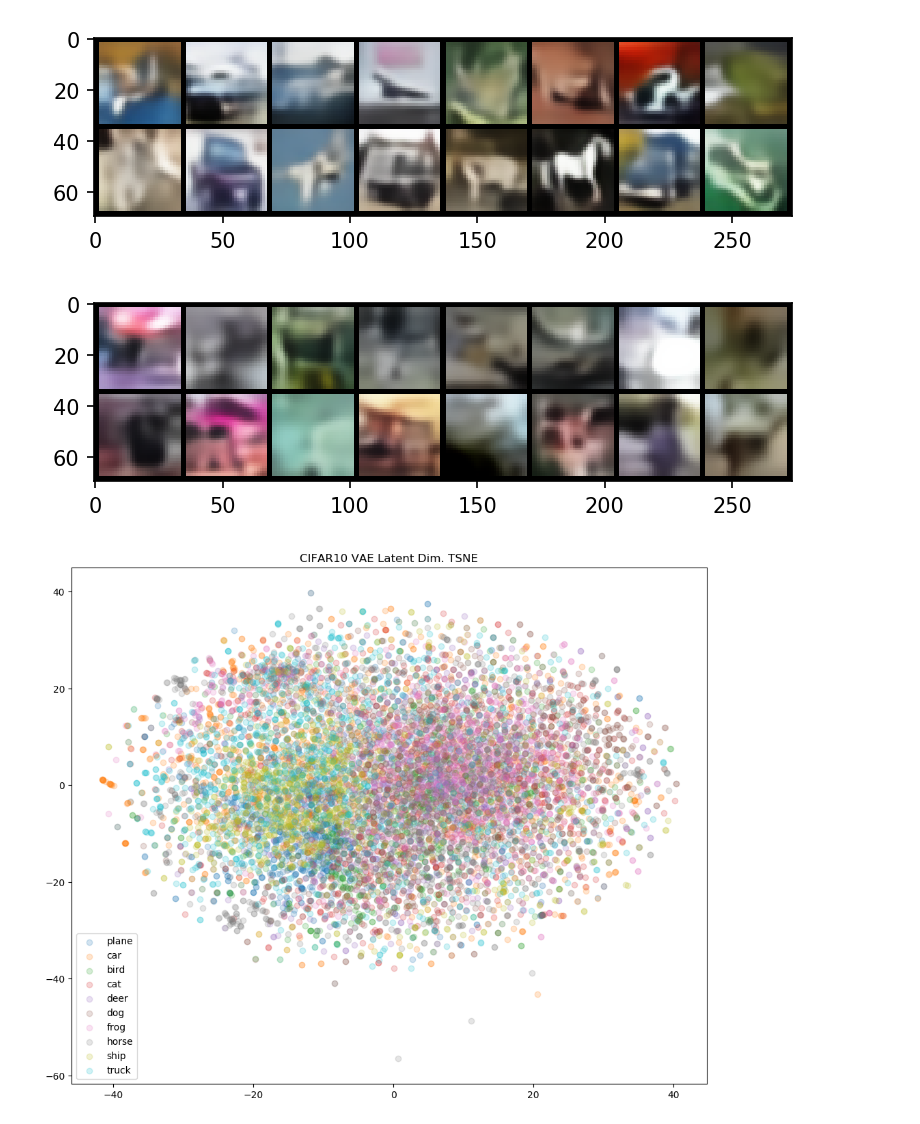
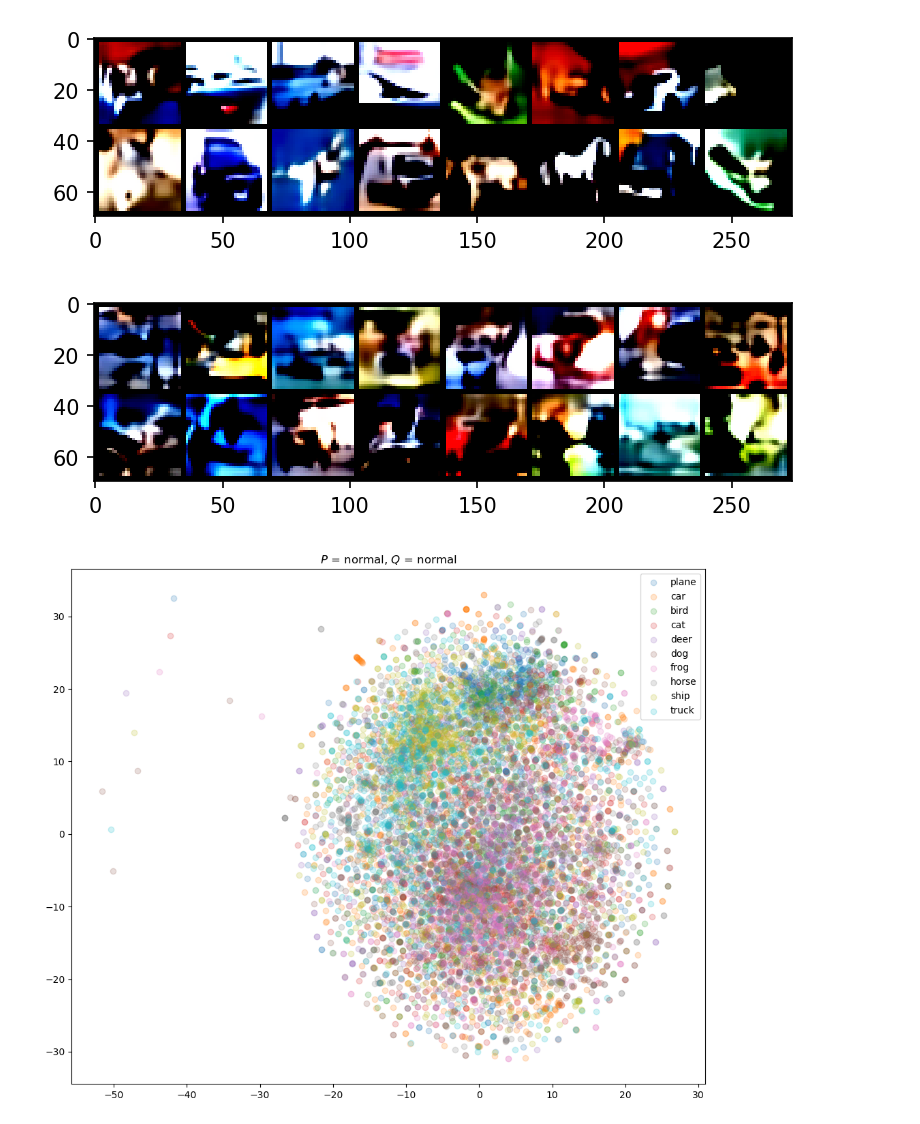
Before and after one commit to Lightning-Universe/paper-AAVAE, a Jupyter notebook: figures.ipynb, the cells around one changed output. Saved outputs shown, nothing was run; the diff lists cells and outputs as text; code cells hidden in the pictures.

Commit message:
figures notebook

```diff
--- a/figures.ipynb
+++ b/figures.ipynb
@@ -26,3 +26,3 @@ lightning_logs
 # %%
-vae = VAE.load_from_checkpoint("lightning_logs/version_0/checkpoints/epoch=286.ckpt")
+vae = VAE.load_from_checkpoint("lightning_logs/version_3/checkpoints/epoch=493.ckpt")
 vae.eval();
@@ -29,5 +33,7 @@ vae.eval();
 # %%
-ds = CIFAR10("data", train=False, transform=T.ToTensor())
+ds = CIFAR10("data", train=False, transform=T.Compose([T.ToTensor(), cifar10_normalization()]))
+mean = cifar10_normalization().mean
+std = cifar10_normalization().std
 # %%
 num_imgs = 16
 # %%
@@ -47,7 +54,7 @@ plt.figure(dpi=150)
 plt.imshow(make_grid(reconst).permute(1, 2, 0).numpy())
 plt.savefig("figures/reconst.png", bbox_inches='tight')
 # %% [output]
-[figure, old version]
+[figure, new version]
 # %%
 with torch.no_grad():
     z = torch.randn_like(mu)
@@ -56,21 +63,25 @@ plt.figure(dpi=150)
 plt.imshow(make_grid(gen).permute(1, 2, 0).numpy())
 plt.savefig("figures/sample.png", bbox_inches='tight')
 # %% [output]
-[figure, old version]
+[figure, new version]
 # %%
 from sklearn.manifold import TSNE
 
 def tsne(model, dataset):
+    device = torch.device('cuda:0' if torch.cuda.is_available() else 'cpu')
     model.eval()
+    model = model.to(device)
     dl = DataLoader(dataset, batch_size=512, num_workers=6)
     mus = []
     ys = []
     for x, y in tqdm(dl):
         with torch.no_grad():
-            mus.append(model(x)[2])
+            x = model.encoder(x.to(device))
+            mu = model.fc_mu(x)
+            mus.append(mu)
         ys.append(y)
 
-    mu = torch.cat(mus).numpy()
+    mu = torch.cat(mus).cpu().numpy()
     y = torch.cat(ys).numpy()
     embed = TSNE(n_components=2).fit_transform(mu)
     return embed, y
@@ -79,11 +90,11 @@ embed, y = tsne(vae, ds)
 # %%
 classes = ['plane', 'car', 'bird', 'cat', 'deer', 'dog', 'frog', 'horse', 'ship', 'truck']
 plt.figure(dpi=100, figsize=(12, 10))
 for i, c in enumerate(classes):
     idx = y == i
-    plt.scatter(embed[idx, 1], embed[idx, 0], alpha=0.2, label=c)
+    plt.scatter(embed[idx, 0], embed[idx, 1], alpha=0.2, label=c)
 plt.legend()
-plt.title("CIFAR10 VAE Latent Dim. TSNE")
+plt.title(f"$P$ = {vae.prior}, $Q$ = {vae.posterior}")
 plt.savefig("figures/tsne.png", bbox_inches='tight')
 # %% [output]
-[figure, old version]
+[figure, new version]
```
Also changed, not shown: parts of 6 cells of this notebook.
